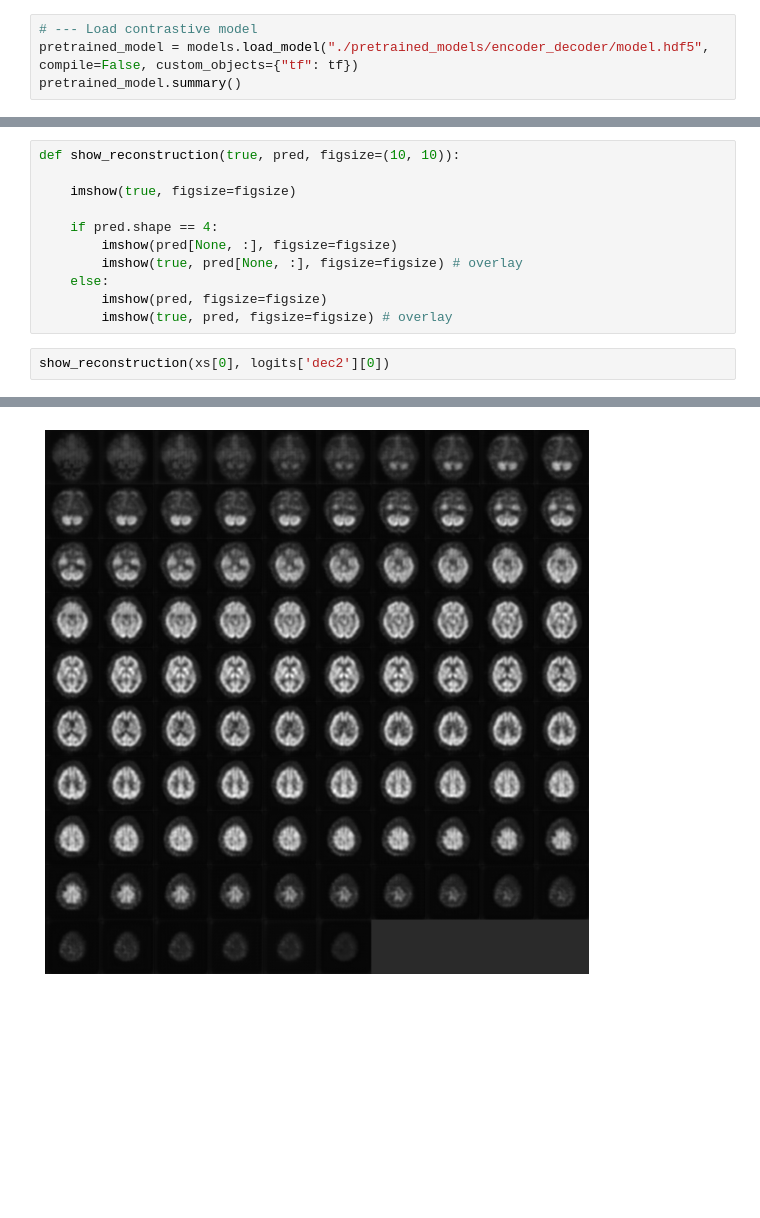
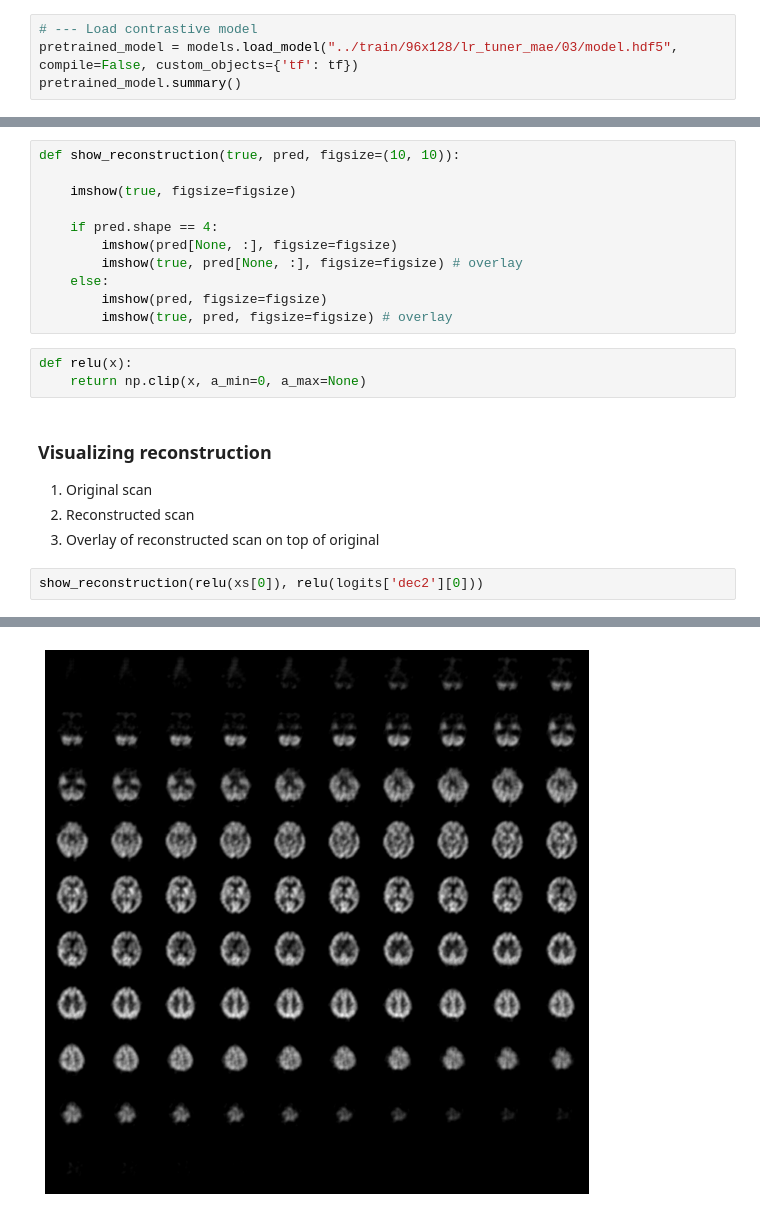
Before and after one commit to Cyb3rBlaze/CAIDM-Dementia, a Jupyter notebook: scripts/eval.ipynb, the cells around one changed output, grey strips where cells are left out. Saved outputs shown, nothing was run; the diff lists cells and outputs as text; blank space fills up the shorter version.

```diff
--- a/scripts/eval.ipynb
+++ b/scripts/eval.ipynb
@@ -19,7 +26,7 @@ gpus.autoselect()
 client = Client('/home/mmorelan/proj/dementia/yml/client-3d-96x128.yml', configs={'batch': {'fold': 0}})
 # %%
 # --- Load contrastive model
-pretrained_model = models.load_model("./pretrained_models/encoder_decoder/model.hdf5", compile=False, custom_objects={"tf": tf})
+pretrained_model = models.load_model("../train/96x128/lr_tuner_mae/03/model.hdf5", compile=False, custom_objects={'tf': tf})
 pretrained_model.summary()
 # %% [output]
 Model: "model_1"
@@ -151,8 +164,17 @@ def show_reconstruction(true, pred, figsize=(10, 10)):
     else:
         imshow(pred, figsize=figsize)
         imshow(true, pred, figsize=figsize) # overlay
+# %%
+def relu(x):
+    return np.clip(x, a_min=0, a_max=None)
+# %% [markdown]
+### Visualizing reconstruction
+
+1. Original scan
+2. Reconstructed scan
+3. Overlay of reconstructed scan on top of original
 # %%
-show_reconstruction(xs[0], logits['dec2'][0])
+show_reconstruction(relu(xs[0]), relu(logits['dec2'][0]))
 # %% [output]
 [figure]
-[figure, old version]
+[figure, new version]
```
Also changed, not shown: parts of 29 cells of this notebook.
